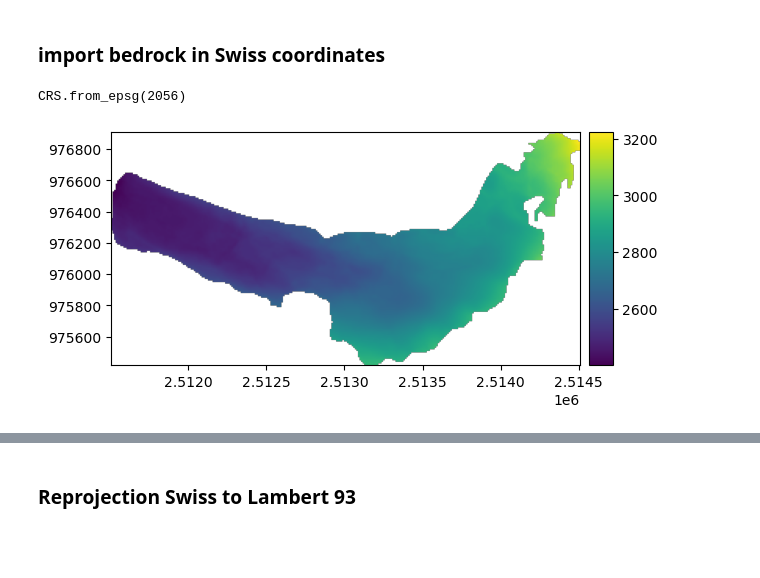
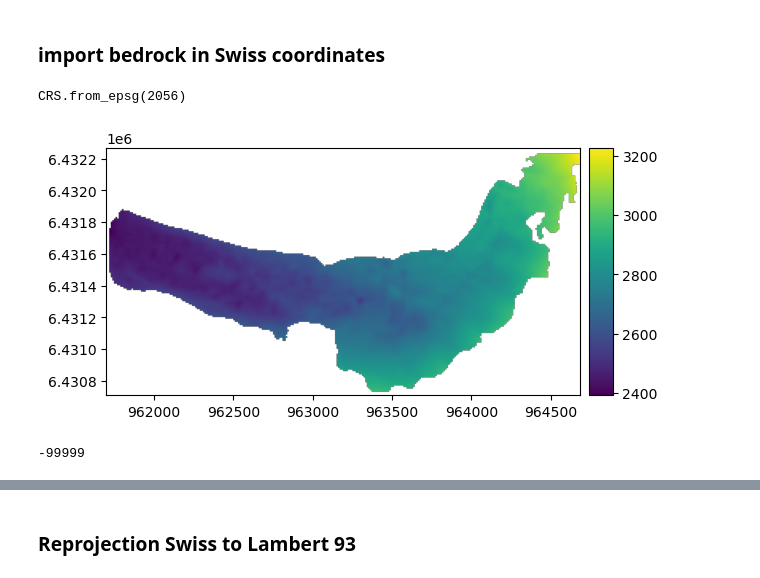
Before and after one commit to christopheogier/bonne_pierre_hydraulic_barriers, a Jupyter notebook: notebooks/DEM_handling.ipynb, the cells around one changed output, grey strips where cells are left out. Cells and saved outputs as stored; diff of their text form; code cells hidden in the pictures; blank space fills up the shorter version.

```diff
--- a/notebooks/DEM_handling.ipynb
+++ b/notebooks/DEM_handling.ipynb
@@ -29,9 +31,15 @@ datadir_out = "/scratch-3/cogier/data/DEM_output"
 # %%
 bed_lv95 = xdem.DEM(os.path.join(datadir_in, "grid_bedrock_10m.tif"))
 bed_ige = xdem.DEM(os.path.join(datadir_in, "Bedrock.tif"))
-bed_lv95.plot()
+bed_l93_5 = xdem.DEM(os.path.join(datadir_in, "BED_L93_GlaTe5.tif"))
+bed_l93_40 = xdem.DEM(os.path.join(datadir_in, "BED_L93_GlaTe40.tif"))
+bed_l93_5.plot()
 bed_lv95.res
 bed_lv95.crs
 # %% [output]
 CRS.from_epsg(2056)
-[figure, old version]
+[figure, new version]
+# %%
+bed_lv95.nodata
+# %% [output]
+-99999
```
Also changed, not shown: parts of 21 cells of this notebook, 2 other files.
